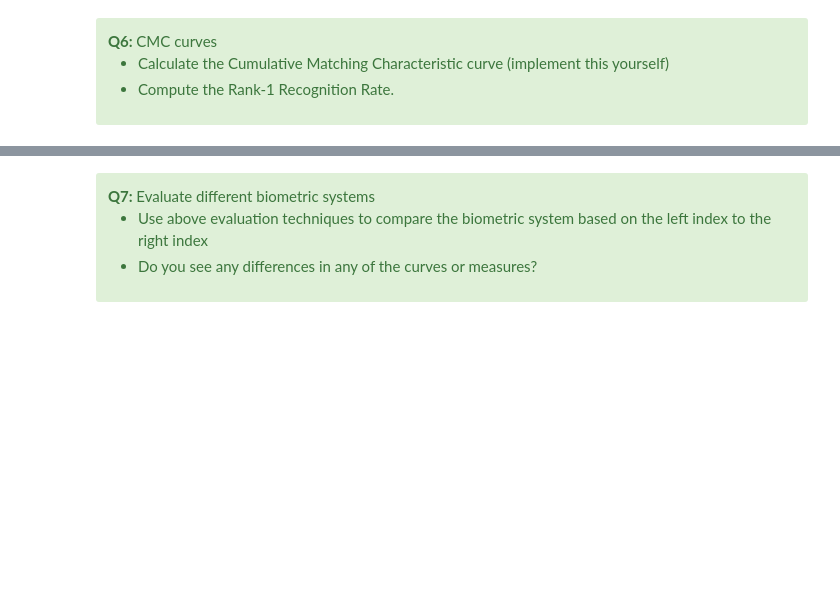
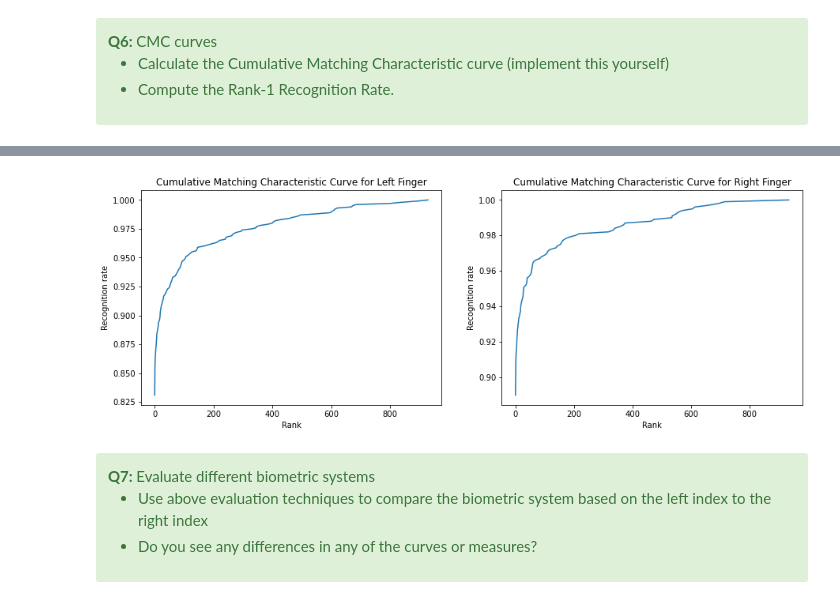
Before and after one commit to haroldsnyers/biometrics, a Jupyter notebook: Assignment1/assignment_1_2022.ipynb, the cells around one changed output, grey strips where cells are left out. Drawn from its saved outputs; the diff is of its cells as text; code cells hidden in the pictures; blank space fills up the shorter version.

```diff
--- a/Assignment1/assignment_1_2022.ipynb
+++ b/Assignment1/assignment_1_2022.ipynb
@@ -577,0 +588,4 @@ print(sim_mtx.shape)
+# %%
+li_ranked = metrics.compute_cmc(li_similarity_matrix)
+ri_ranked = metrics.compute_cmc(ri_similarity_matrix)
+li_ranked
@@ -578,3 +622,9 @@ print(sim_mtx.shape)
+# %%
+figure, [ax_li, ax_ri] = plt.subplots(1, 2, figsize=(15, 5))
+metrics.plot_cmc(li_ranked, ax_li, "Left Finger")
+metrics.plot_cmc(ri_ranked, ax_ri, "Right Finger")
+# %% [output]
+[figure, added]
 # %%
 """compute the Rank-1 Recognition Rate."""
 # %% [markdown]
```
Also changed, not shown: parts of 18 cells of this notebook, 9 other files.
